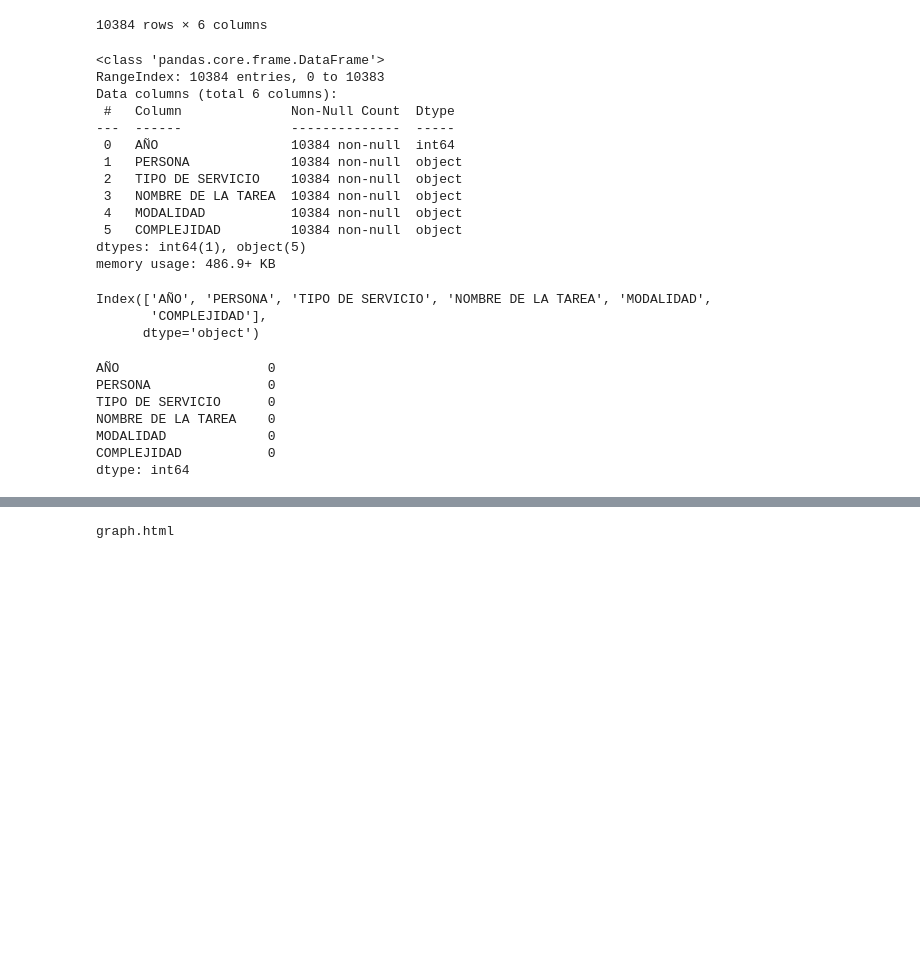
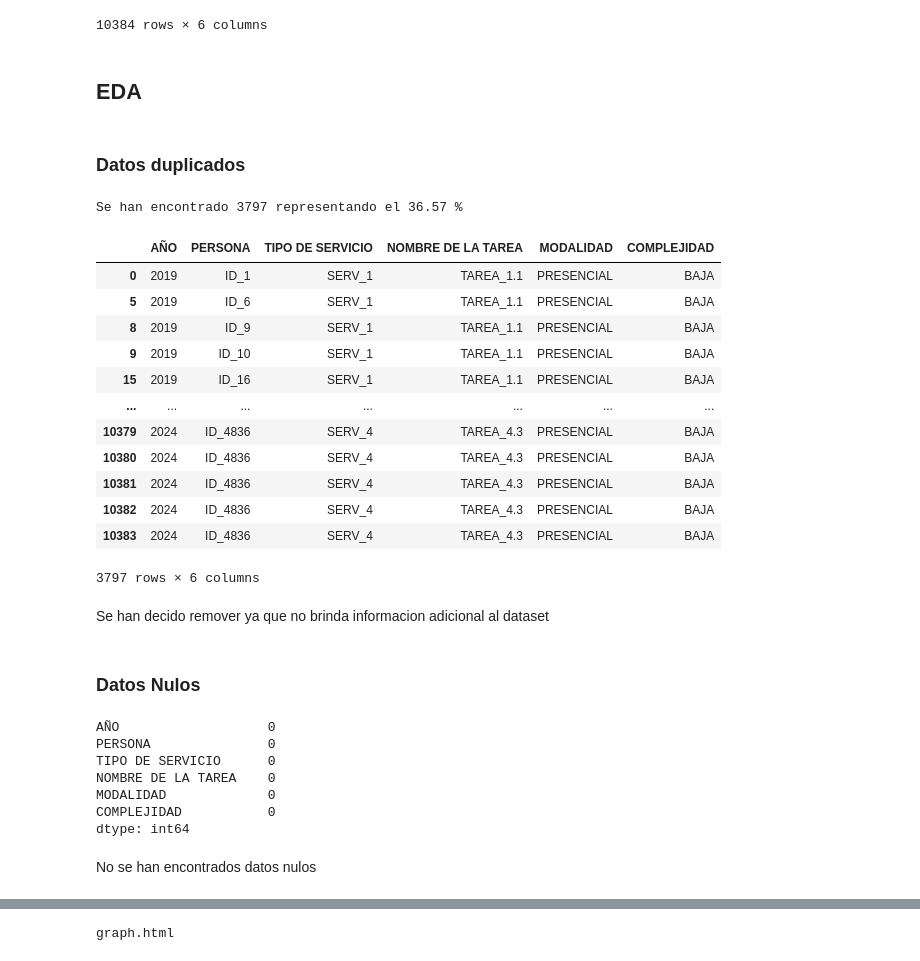
Before and after one commit to Giorgio6846/UPC-TF-ComplexNetwork, a Jupyter notebook: src/code.ipynb, the cells around one changed output, grey strips where cells are left out. Cells and saved outputs as stored; diff of their text form; code cells hidden in the pictures; blank space fills up the shorter version.

Commit message:
Articulo Data, Herramientas y Referencias

```diff
--- a/src/code.ipynb
+++ b/src/code.ipynb
@@ -21,23 +25,30 @@ df
 | 10382 | 2024 | ID_4836 | SERV_4 | TAREA_4.3 | PRESENCIAL | BAJA |
 | 10383 | 2024 | ID_4836 | SERV_4 | TAREA_4.3 | PRESENCIAL | BAJA |
 10384 rows × 6 columns
-# %%
-df.info()
-df.columns
-# %% [output]
-<class 'pandas.core.frame.DataFrame'>
-RangeIndex: 10384 entries, 0 to 10383
-Data columns (total 6 columns):
- #   Column              Non-Null Count  Dtype
----  ------              --------------  -----
- 0   AÑO                 10384 non-null  int64
- 1   PERSONA             10384 non-null  object
- 2   TIPO DE SERVICIO    10384 non-null  object
- 3   NOMBRE DE LA TAREA  10384 non-null  object
- 4   MODALIDAD           10384 non-null  object
- 5   COMPLEJIDAD         10384 non-null  object
-dtypes: int64(1), object(5)
-memory usage: 486.9+ KB
-Index(['AÑO', 'PERSONA', 'TIPO DE SERVICIO', 'NOMBRE DE LA TAREA', 'MODALIDAD',
-       'COMPLEJIDAD'],
-      dtype='object')
+# %% [markdown]
+## EDA
+# %% [markdown]
+### Datos duplicados
+# %%
+dfDuplicated = df[df.duplicated(keep=False)]
+
+print(f"Se han encontrado {dfDuplicated.shape[0]} representando el {dfDuplicated.shape[0] * 100 / df.shape[0]:.2f} %")
+
+dfDuplicated
+# %% [output]
+Se han encontrado 3797 representando el 36.57 %
+|  | AÑO | PERSONA | TIPO DE SERVICIO | NOMBRE DE LA TAREA | MODALIDAD | COMPLEJIDAD |
+| 0 | 2019 | ID_1 | SERV_1 | TAREA_1.1 | PRESENCIAL | BAJA |
+| 5 | 2019 | ID_6 | SERV_1 | TAREA_1.1 | PRESENCIAL | BAJA |
+| 8 | 2019 | ID_9 | SERV_1 | TAREA_1.1 | PRESENCIAL | BAJA |
+| 9 | 2019 | ID_10 | SERV_1 | TAREA_1.1 | PRESENCIAL | BAJA |
+| 15 | 2019 | ID_16 | SERV_1 | TAREA_1.1 | PRESENCIAL | BAJA |
+| ... | ... | ... | ... | ... | ... | ... |
+| 10379 | 2024 | ID_4836 | SERV_4 | TAREA_4.3 | PRESENCIAL | BAJA |
+| 10380 | 2024 | ID_4836 | SERV_4 | TAREA_4.3 | PRESENCIAL | BAJA |
+| 10381 | 2024 | ID_4836 | SERV_4 | TAREA_4.3 | PRESENCIAL | BAJA |
+| 10382 | 2024 | ID_4836 | SERV_4 | TAREA_4.3 | PRESENCIAL | BAJA |
+| 10383 | 2024 | ID_4836 | SERV_4 | TAREA_4.3 | PRESENCIAL | BAJA |
+3797 rows × 6 columns
+# %% [markdown]
+Se han decido remover ya que no brinda informacion adicional al dataset
@@ -44,3 +57,5 @@ Index(['AÑO', 'PERSONA', 'TIPO DE SERVICIO', 'NOMBRE DE LA TAREA', 'MODALIDAD',
+# %% [markdown]
+### Datos Nulos
 # %%
 df.isna().sum()
 # %% [output]
@@ -51,3 +66,5 @@ NOMBRE DE LA TAREA    0
 MODALIDAD             0
 COMPLEJIDAD           0
 dtype: int64
+# %% [markdown]
+No se han encontrados datos nulos
```
Also changed, not shown: parts of 7 cells of this notebook, 4 other files.
